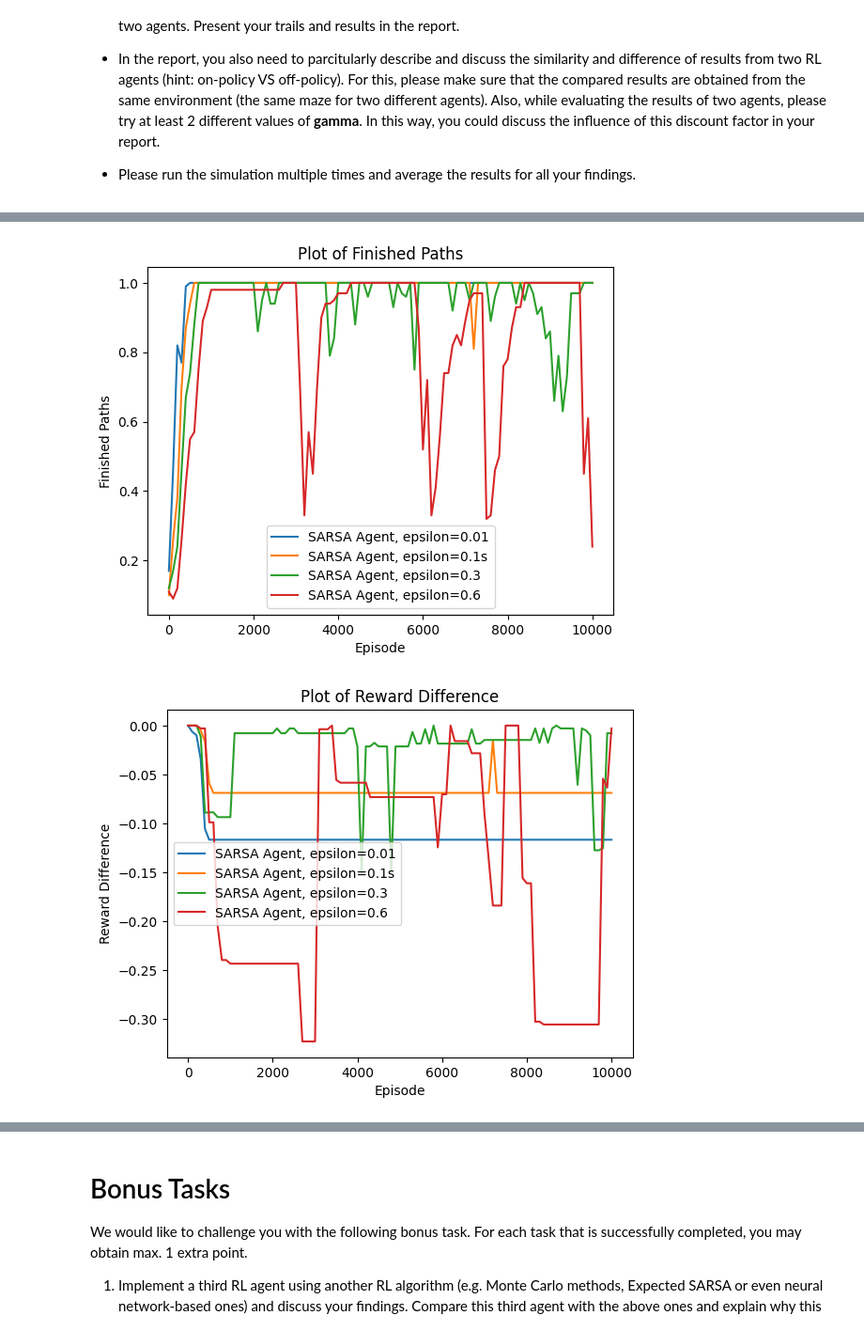
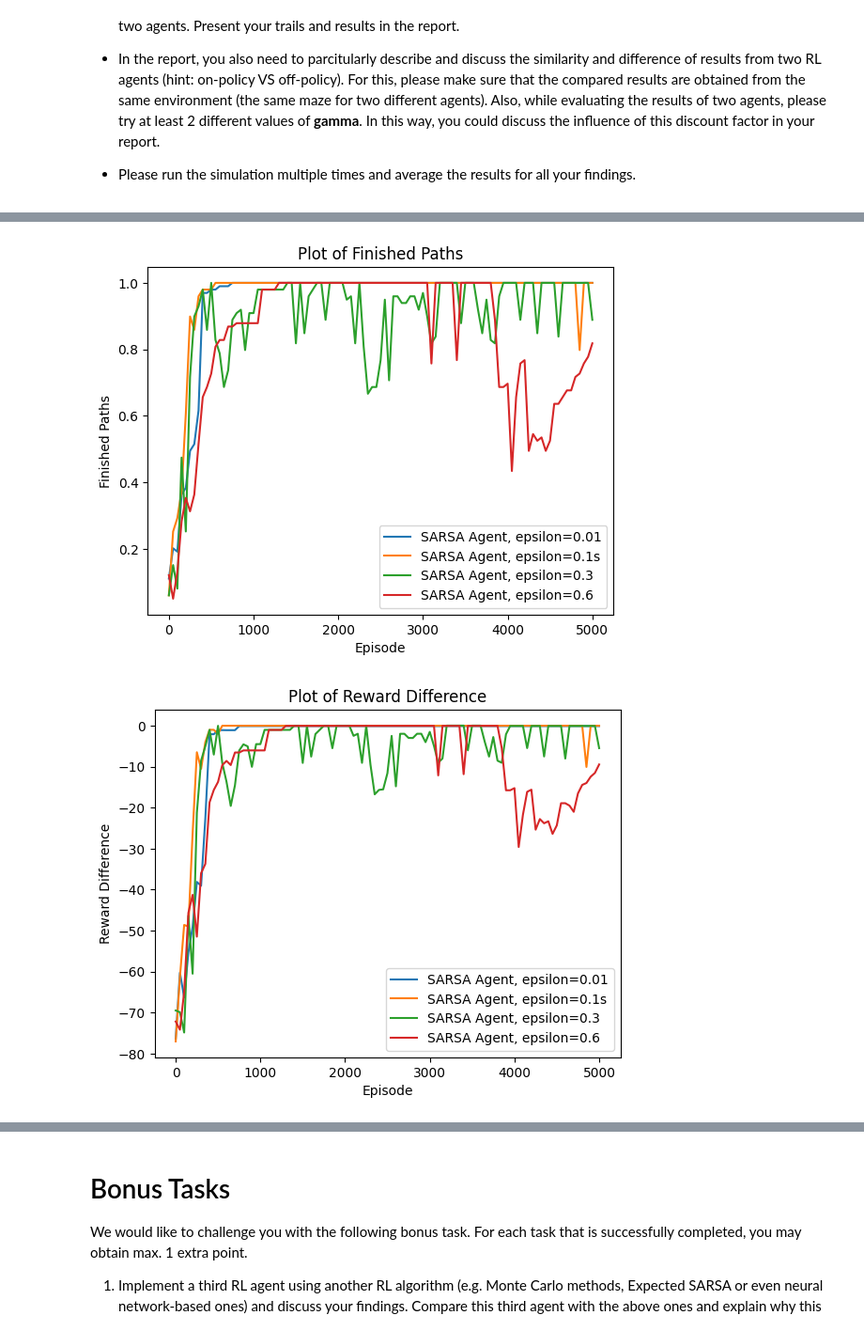
Before and after one commit to MarognaLorenzo/ApplicationOfMachineLearning, a Jupyter notebook: Assignment4/notebooks/Lorenzo.ipynb, the cells around one changed output, grey strips where cells are left out. Shown at 94% size. Saved outputs shown, nothing was run; the diff lists cells and outputs as text; code cells hidden in the pictures.

```diff
--- a/Assignment4/notebooks/Lorenzo.ipynb
+++ b/Assignment4/notebooks/Lorenzo.ipynb
@@ -412,3 +483,22 @@ def printMaze(env : TaskEnv = None, starting_position : Tuple[int, int] = None):
         env.maze.objects.agent.positions[0] = starting_position
     plt.imshow(env.render(), interpolation='nearest')
     plt.show()
+# %%
+# # TODO: run the simulation
+import dill
+
+# env3 = TaskEnv()
+# serialized_env = dill.dumps(env3)
+
+# with open('env.pkl', 'wb') as file:
+#     file.write(serialized_env)
+
+
+
+# load environment
+with open('env.pkl', 'rb') as file:
+    serialized_env = file.read()
+
+env = dill.loads(serialized_env)
+env.reset()
+printMaze(env)
@@ -415,4 +507,5 @@ def printMaze(env : TaskEnv = None, starting_position : Tuple[int, int] = None):
 # %%
-env = TaskEnv()
+# env = TaskEnv()
 env.reset()
+printMaze(env)
 # %% [output]
@@ -503,14 +601,15 @@ def plot_data(data, dimension, dimension_name):
     # Display the plot
     plt.show()
 # %%
-env = TaskEnv()
 rand_agent = RandomAgent(env, "Random Agent")
 q_agent_high = QLearnAgent(env, "QLearn Agent, gamma=0.95", discount_factor=0.95)
-q_agent_low = QLearnAgent(env, "QLearn Agent, gamma=0.5", discount_factor=0.5)
+q_agent_low = QLearnAgent(env, "QLearn Agent, gamma=0.5", discount_factor=0.7)
 sarsa_agent_high = SARSAAgent(env, "SARSA Agent, gamma=0.95", discount_factor=0.95)
-sarsa_agent_low = SARSAAgent(env, "SARSA Agent, gamma=0.5", discount_factor=0.5)
+sarsa_agent_low = SARSAAgent(env, "SARSA Agent, gamma=0.5", discount_factor=0.7)
+ex_sarsa_agent_high = ExpectedSarsa(env, "Expected SARSA Agent, gamma=0.95", discount_factor=0.95)
+ex_sarsa_agent_low = ExpectedSarsa(env, "Expected SARSA Agent, gamma=0.5", discount_factor=0.7)
 
-data = compare_agents([q_agent_high, q_agent_low, sarsa_agent_high, sarsa_agent_low], 10000, 100)
+data = compare_agents([q_agent_high, q_agent_low, sarsa_agent_high, sarsa_agent_low, ex_sarsa_agent_high, ex_sarsa_agent_low], 5000, 50)
 plot_data(data, "finished_paths", "Finished Paths")
 plot_data(data, "reward_difference", "Reward Difference")
 plot_data(data, "total_reward", "Total Reward")
@@ -521,13 +620,13 @@ plot_data(data, "total_reward", "Total Reward")
 # %%
 sarsa_agent_high = SARSAAgent(env, "SARSA Agent, epsilon=0.01", exploration_rate=0.01)
 sarsa_agent_hmid = SARSAAgent(env, "SARSA Agent, epsilon=0.1s", exploration_rate=0.1)
 sarsa_agent_lmid = SARSAAgent(env, "SARSA Agent, epsilon=0.3", exploration_rate=0.3)
 sarsa_agent_low = SARSAAgent(env, "SARSA Agent, epsilon=0.6", discount_factor=0.6)
 
-data = compare_agents([sarsa_agent_high, sarsa_agent_hmid, sarsa_agent_lmid, sarsa_agent_low], 10000, 100)
+data = compare_agents([sarsa_agent_high, sarsa_agent_hmid, sarsa_agent_lmid, sarsa_agent_low], 5000, 50)
 plot_data(data, "finished_paths", "Finished Paths")
 plot_data(data, "reward_difference", "Reward Difference")
 plot_data(data, "total_reward", "Total Reward")
 # %% [output]
-[figure, old version]
+[figure, new version]
-[figure, old version]
+[figure, new version]
```
Also changed, not shown: parts of 17 cells of this notebook.
